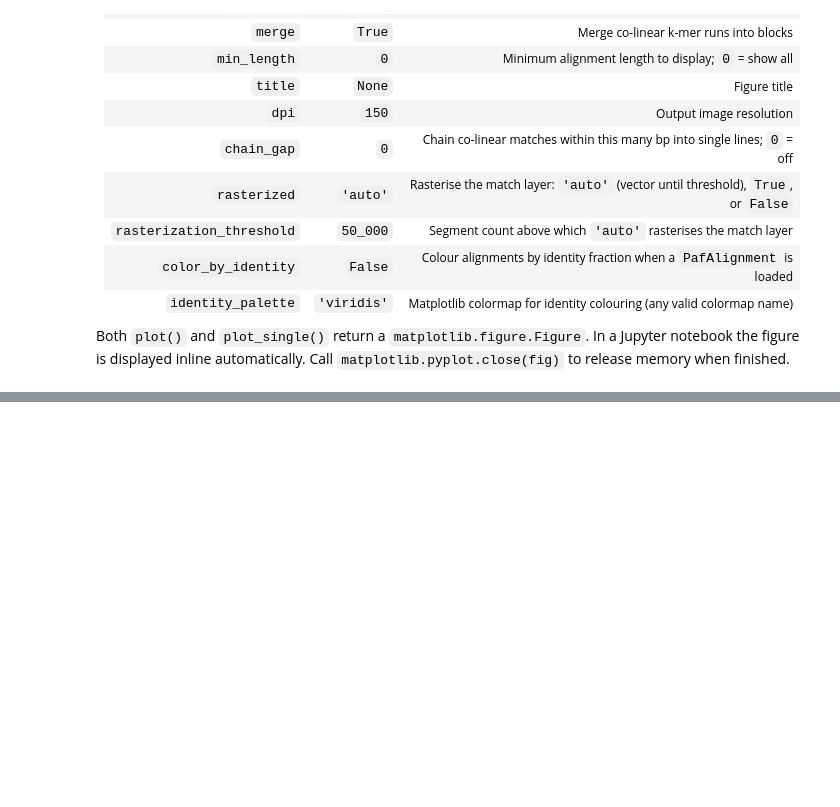
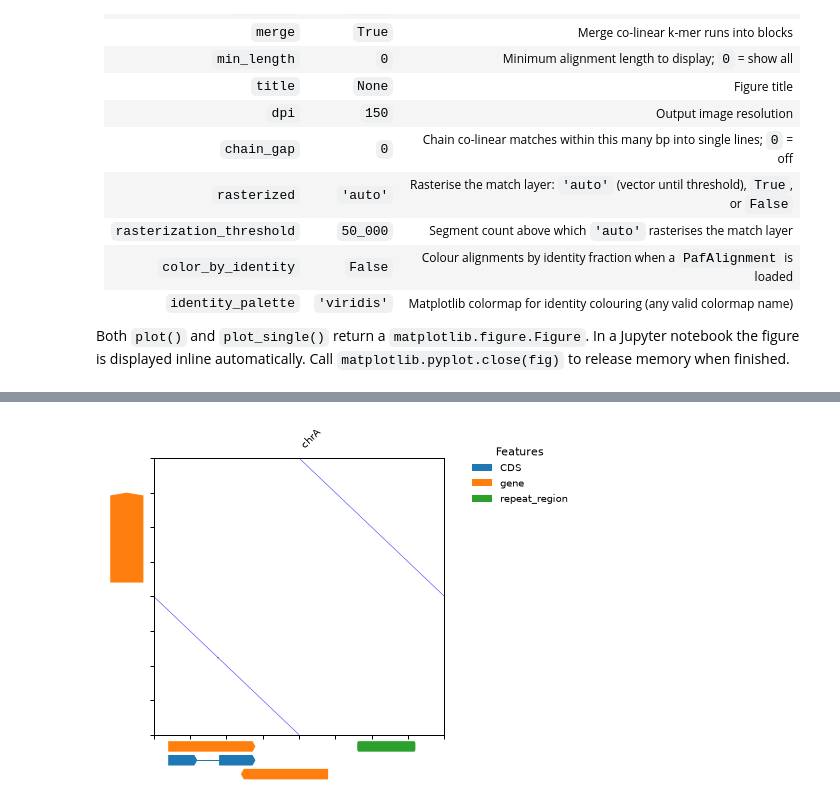
Before and after one commit to Adamtaranto/rusty-dot, a Jupyter notebook: docs/tutorials/dotplot_tutorial.ipynb, the cells around one changed output, grey strips where cells are left out. Cells and saved outputs as stored; diff of their text form; code cells hidden in the pictures; blank space fills up the shorter version.

```diff
--- a/docs/tutorials/dotplot_tutorial.ipynb
+++ b/docs/tutorials/dotplot_tutorial.ipynb
@@ -487,0 +527,13 @@ Call `matplotlib.pyplot.close(fig)` to release memory when finished.
+# %%
+# Focused single-pair view with side annotation tracks: lane-packed
+# features left of the y axis and below the x axis, direction arrows for
+# stranded types and connectors joining multi-part CDS groups.
+fig = plotter.plot(
+    query_names=["chrB"],
+    target_names=["chrA"],
+    annotation_query=ann,
+    annotation_target=ann,
+    annotation_tracks=True,
+)
+# %% [output]
+[figure, added]
```
Also changed, not shown: parts of 2 cells of this notebook, 3 other files.
